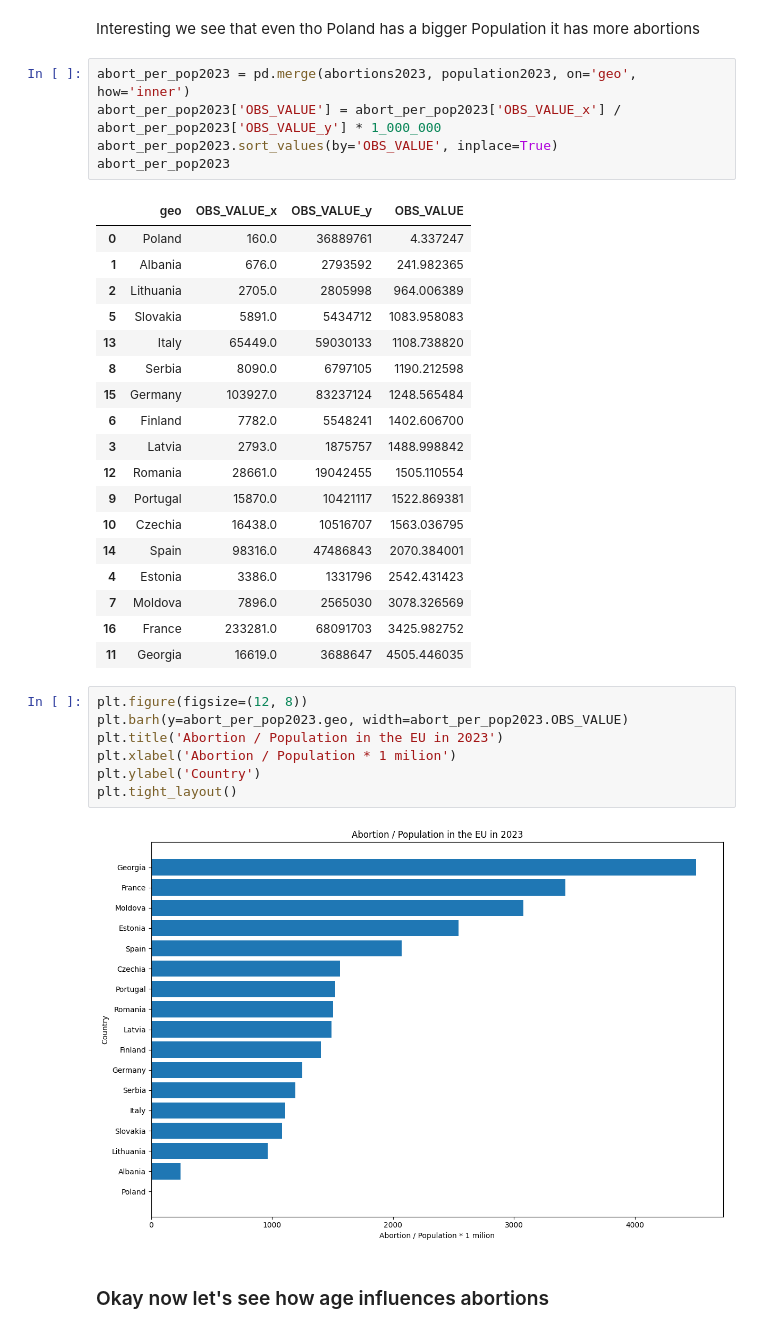
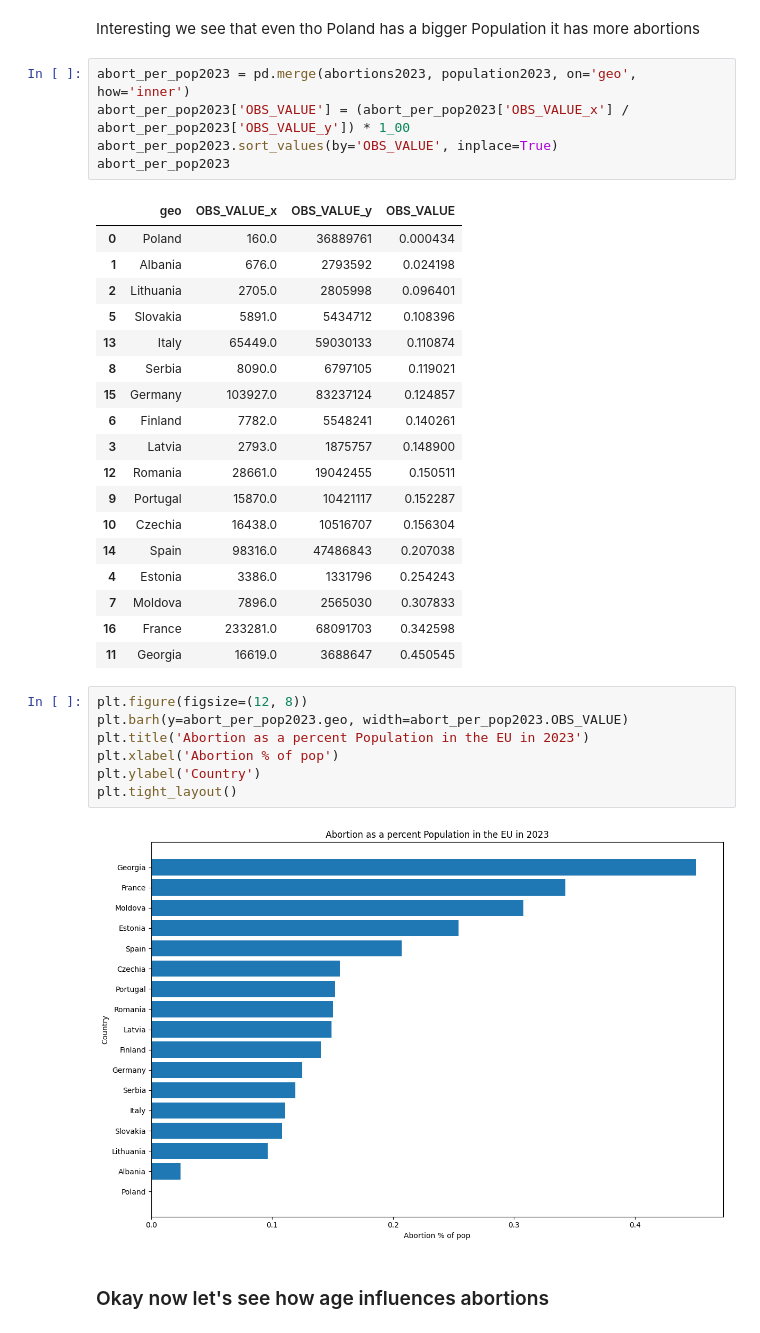
Before and after one commit to TudorMurariu/StudyCase-Abortions-in-EU-and-RO, a Jupyter notebook: study.ipynb, the cells around one changed output. Cells and saved outputs as stored; diff of their text form.

Commit message:
small study on Poland

```diff
--- a/study.ipynb
+++ b/study.ipynb
@@ -204,37 +204,37 @@ plt.tight_layout()
 Interesting we see that even tho Poland has a bigger Population it has more abortions
 # %%
 abort_per_pop2023 = pd.merge(abortions2023, population2023, on='geo', how='inner')
-abort_per_pop2023['OBS_VALUE'] = abort_per_pop2023['OBS_VALUE_x'] / abort_per_pop2023['OBS_VALUE_y'] * 1_000_000
+abort_per_pop2023['OBS_VALUE'] = (abort_per_pop2023['OBS_VALUE_x'] / abort_per_pop2023['OBS_VALUE_y']) * 1_00
 abort_per_pop2023.sort_values(by='OBS_VALUE', inplace=True)
 abort_per_pop2023
 # %% [output]
 |  | geo | OBS_VALUE_x | OBS_VALUE_y | OBS_VALUE |
-| 0 | Poland | 160.0 | 36889761 | 4.337247 |
-| 1 | Albania | 676.0 | 2793592 | 241.982365 |
-| 2 | Lithuania | 2705.0 | 2805998 | 964.006389 |
-| 5 | Slovakia | 5891.0 | 5434712 | 1083.958083 |
-| 13 | Italy | 65449.0 | 59030133 | 1108.738820 |
-| 8 | Serbia | 8090.0 | 6797105 | 1190.212598 |
-| 15 | Germany | 103927.0 | 83237124 | 1248.565484 |
-| 6 | Finland | 7782.0 | 5548241 | 1402.606700 |
-| 3 | Latvia | 2793.0 | 1875757 | 1488.998842 |
-| 12 | Romania | 28661.0 | 19042455 | 1505.110554 |
-| 9 | Portugal | 15870.0 | 10421117 | 1522.869381 |
-| 10 | Czechia | 16438.0 | 10516707 | 1563.036795 |
-| 14 | Spain | 98316.0 | 47486843 | 2070.384001 |
-| 4 | Estonia | 3386.0 | 1331796 | 2542.431423 |
-| 7 | Moldova | 7896.0 | 2565030 | 3078.326569 |
-| 16 | France | 233281.0 | 68091703 | 3425.982752 |
-| 11 | Georgia | 16619.0 | 3688647 | 4505.446035 |
+| 0 | Poland | 160.0 | 36889761 | 0.000434 |
+| 1 | Albania | 676.0 | 2793592 | 0.024198 |
+| 2 | Lithuania | 2705.0 | 2805998 | 0.096401 |
+| 5 | Slovakia | 5891.0 | 5434712 | 0.108396 |
+| 13 | Italy | 65449.0 | 59030133 | 0.110874 |
+| 8 | Serbia | 8090.0 | 6797105 | 0.119021 |
+| 15 | Germany | 103927.0 | 83237124 | 0.124857 |
+| 6 | Finland | 7782.0 | 5548241 | 0.140261 |
+| 3 | Latvia | 2793.0 | 1875757 | 0.148900 |
+| 12 | Romania | 28661.0 | 19042455 | 0.150511 |
+| 9 | Portugal | 15870.0 | 10421117 | 0.152287 |
+| 10 | Czechia | 16438.0 | 10516707 | 0.156304 |
+| 14 | Spain | 98316.0 | 47486843 | 0.207038 |
+| 4 | Estonia | 3386.0 | 1331796 | 0.254243 |
+| 7 | Moldova | 7896.0 | 2565030 | 0.307833 |
+| 16 | France | 233281.0 | 68091703 | 0.342598 |
+| 11 | Georgia | 16619.0 | 3688647 | 0.450545 |
 # %%
 plt.figure(figsize=(12, 8))
 plt.barh(y=abort_per_pop2023.geo, width=abort_per_pop2023.OBS_VALUE)
-plt.title('Abortion / Population in the EU in 2023')
-plt.xlabel('Abortion / Population * 1 milion')
+plt.title('Abortion as a percent Population in the EU in 2023')
+plt.xlabel('Abortion % of pop')
 plt.ylabel('Country')
 plt.tight_layout()
 # %% [output]
-[figure, old version]
+[figure, new version]
 # %% [markdown]
 ### Okay now let's see how age influences abortions
 # %%
```
Also changed, not shown: parts of 6 cells of this notebook.
